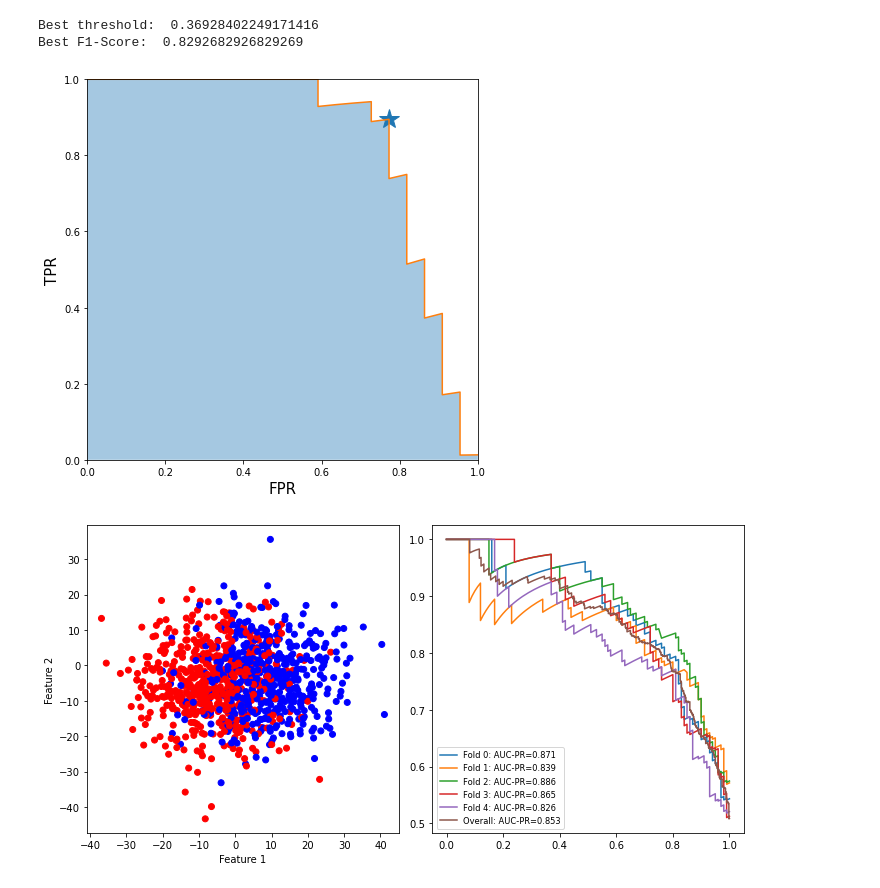
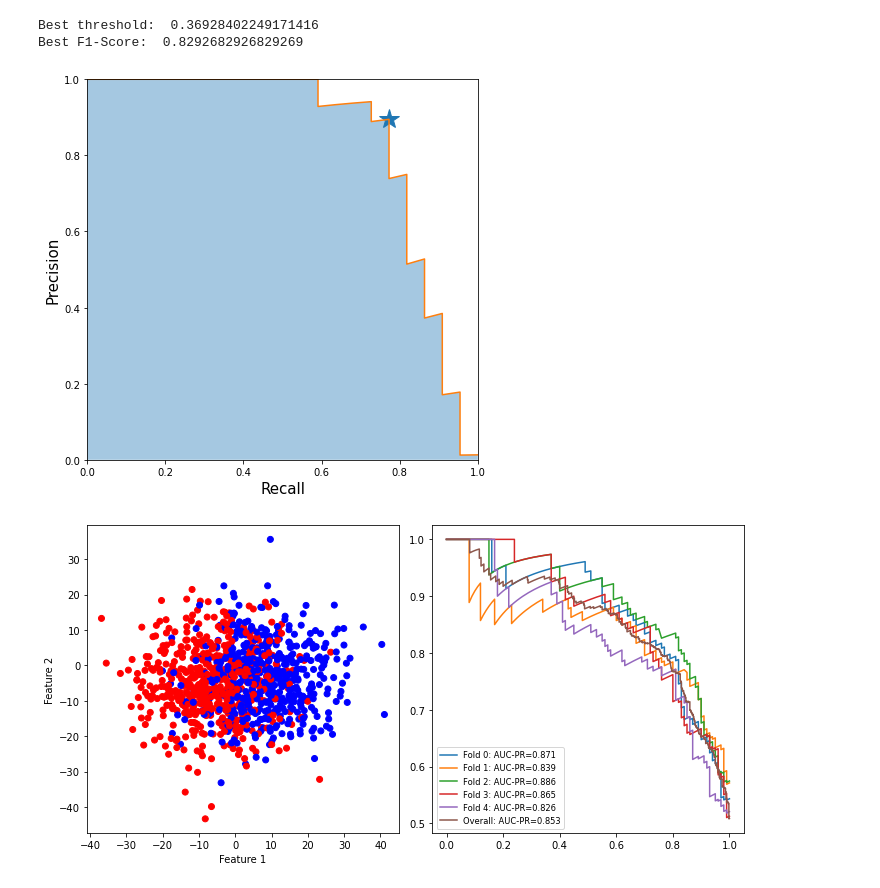
Before and after one commit to CodexploreRepo/advanced-machine-learning, a Jupyter notebook: Notebooks/Evaluation_Metrics/Precision_Recall_Curve.ipynb, the cells around one changed output. Drawn from its saved outputs; the diff is of its cells as text; code cells hidden in the pictures.

```diff
--- a/Notebooks/Evaluation_Metrics/Precision_Recall_Curve.ipynb
+++ b/Notebooks/Evaluation_Metrics/Precision_Recall_Curve.ipynb
@@ -11,36 +11,36 @@ from sklearn.linear_model import LogisticRegression
 if __name__ == "__main__":
     # generate dataset
     X, y = make_classification(n_samples=10000, n_features=2, n_redundant=0,
                                n_clusters_per_class=1, weights=[0.99], flip_y=0, random_state=4)
 
     X_train, X_test, y_train, y_test = train_test_split(X, y, test_size=0.2, random_state=2022)
 
     model = LogisticRegression(solver='lbfgs')
     model.fit(X_train, y_train)
 
     lr_probs = model.predict_proba(X_test)
     # keep probabilities for the positive outcome only
     lr_probs = lr_probs[:, 1]
     precision, recall, thresholds = precision_recall_curve(y_test, lr_probs)
 
     f1_scores = 2*recall*precision/(recall+precision)
     print('Best threshold: ', thresholds[np.argmax(f1_scores)])
     print('Best F1-Score: ', np.max(f1_scores))
 
 
     plt.figure(figsize=(7, 7))
     plt.fill_between(recall, precision, alpha=0.4)
     plt.plot(recall[np.argmax(f1_scores)], precision[np.argmax(f1_scores)], marker='*', markersize=20)
     plt.plot(recall, precision)
     plt.xlim(0, 1.0)
     plt.ylim(0, 1.0)
-    plt.xlabel('FPR', fontsize=15)
-    plt.ylabel('TPR', fontsize=15)
+    plt.xlabel('Recall', fontsize=15)
+    plt.ylabel('Precision', fontsize=15)
     plt.show()
 # %% [output]
 Best threshold:  0.36928402249171416
 Best F1-Score:  0.8292682926829269
-[figure, old version]
+[figure, new version]
 # %%
 from sklearn.model_selection import StratifiedKFold
 from sklearn.svm import SVC
```
Also changed, not shown: 6 other files.
